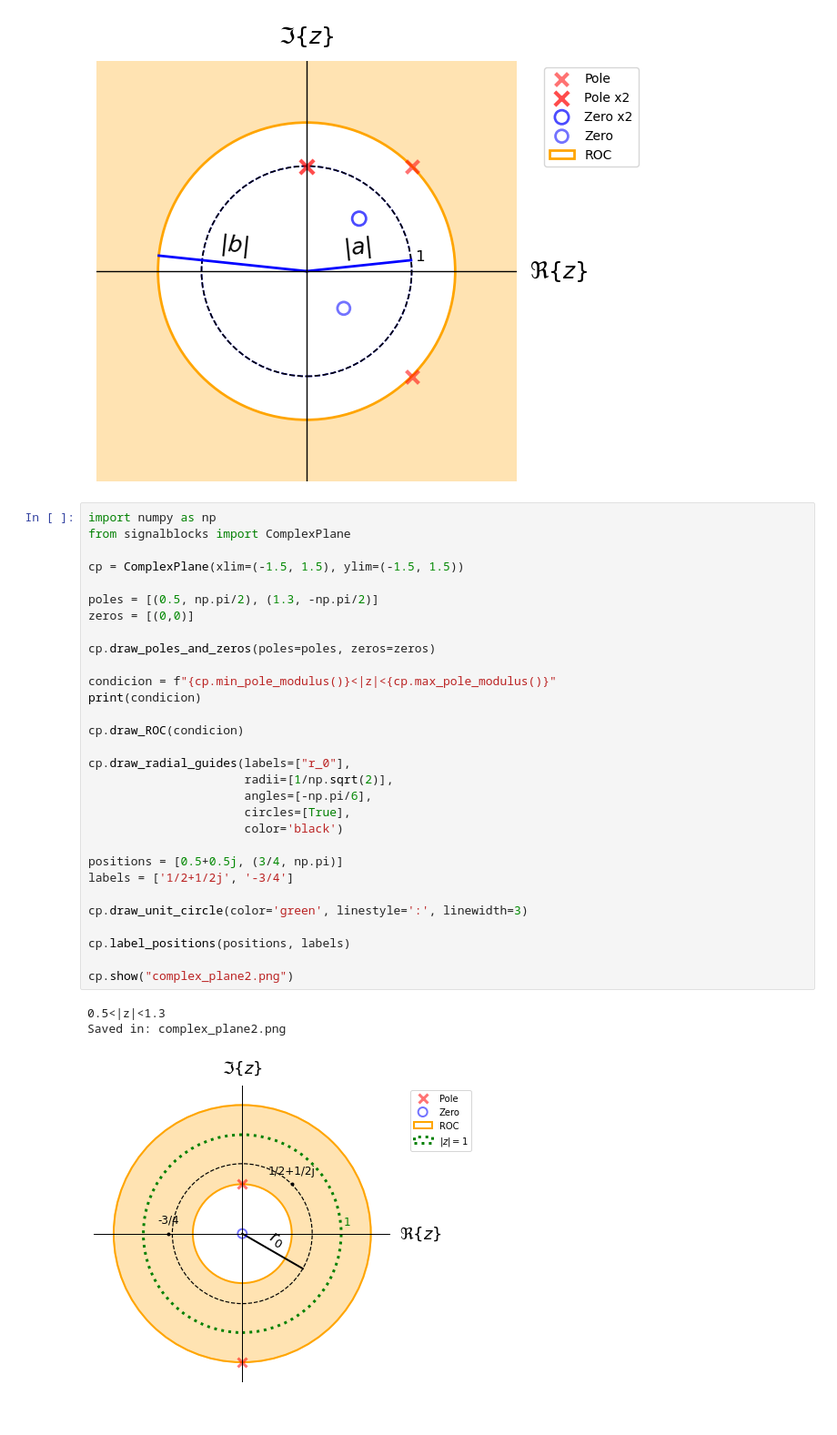
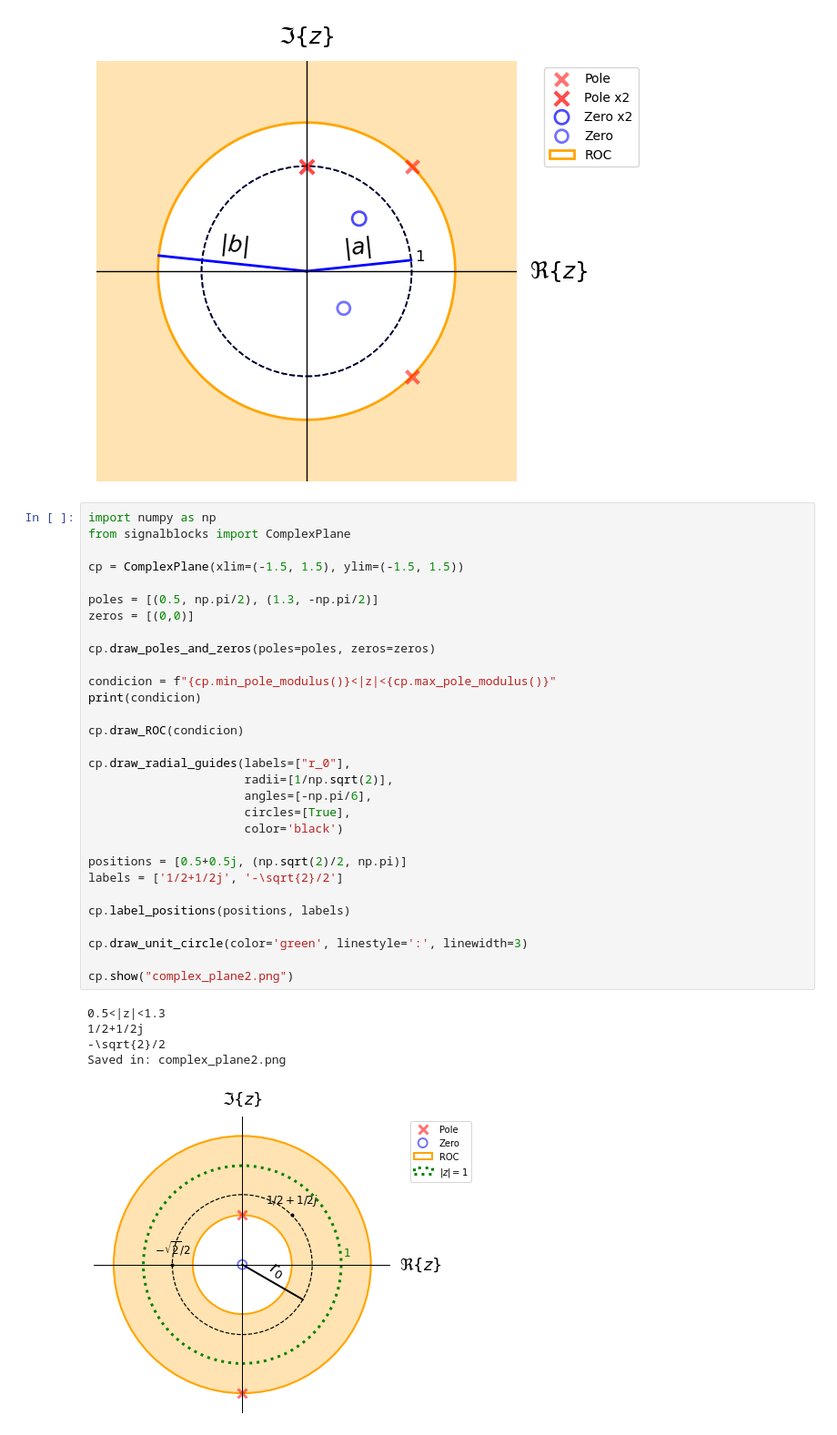
Before and after one commit to miguelmartfern/BlockDiagrams, a Jupyter notebook: docs/notebooks/complex_plane_examples.ipynb, the cells around one changed output. Shown: that part at 91% size. Cells and saved outputs as stored; diff of their text form.

```diff
--- a/docs/notebooks/complex_plane_examples.ipynb
+++ b/docs/notebooks/complex_plane_examples.ipynb
@@ -25,34 +25,36 @@ Saved in: complex_plane1.png
 # %%
 import numpy as np
 from signalblocks import ComplexPlane
 
 cp = ComplexPlane(xlim=(-1.5, 1.5), ylim=(-1.5, 1.5))
 
 poles = [(0.5, np.pi/2), (1.3, -np.pi/2)]
 zeros = [(0,0)]
 
 cp.draw_poles_and_zeros(poles=poles, zeros=zeros)
 
 condicion = f"{cp.min_pole_modulus()}<|z|<{cp.max_pole_modulus()}"
 print(condicion)
 
 cp.draw_ROC(condicion)
 
 cp.draw_radial_guides(labels=["r_0"],
                       radii=[1/np.sqrt(2)],
                       angles=[-np.pi/6],
                       circles=[True],
                       color='black')
 
-positions = [0.5+0.5j, (3/4, np.pi)]
-labels = ['1/2+1/2j', '-3/4']
+positions = [0.5+0.5j, (np.sqrt(2)/2, np.pi)]
+labels = ['1/2+1/2j', '-\sqrt{2}/2']
+
+cp.label_positions(positions, labels)
 
 cp.draw_unit_circle(color='green', linestyle=':', linewidth=3)
 
-cp.label_positions(positions, labels)
-
 cp.show("complex_plane2.png")
 # %% [output]
 0.5<|z|<1.3
+1/2+1/2j
+-\sqrt{2}/2
 Saved in: complex_plane2.png
-[figure, old version]
+[figure, new version]
```
Also changed, not shown: 2 other files.
